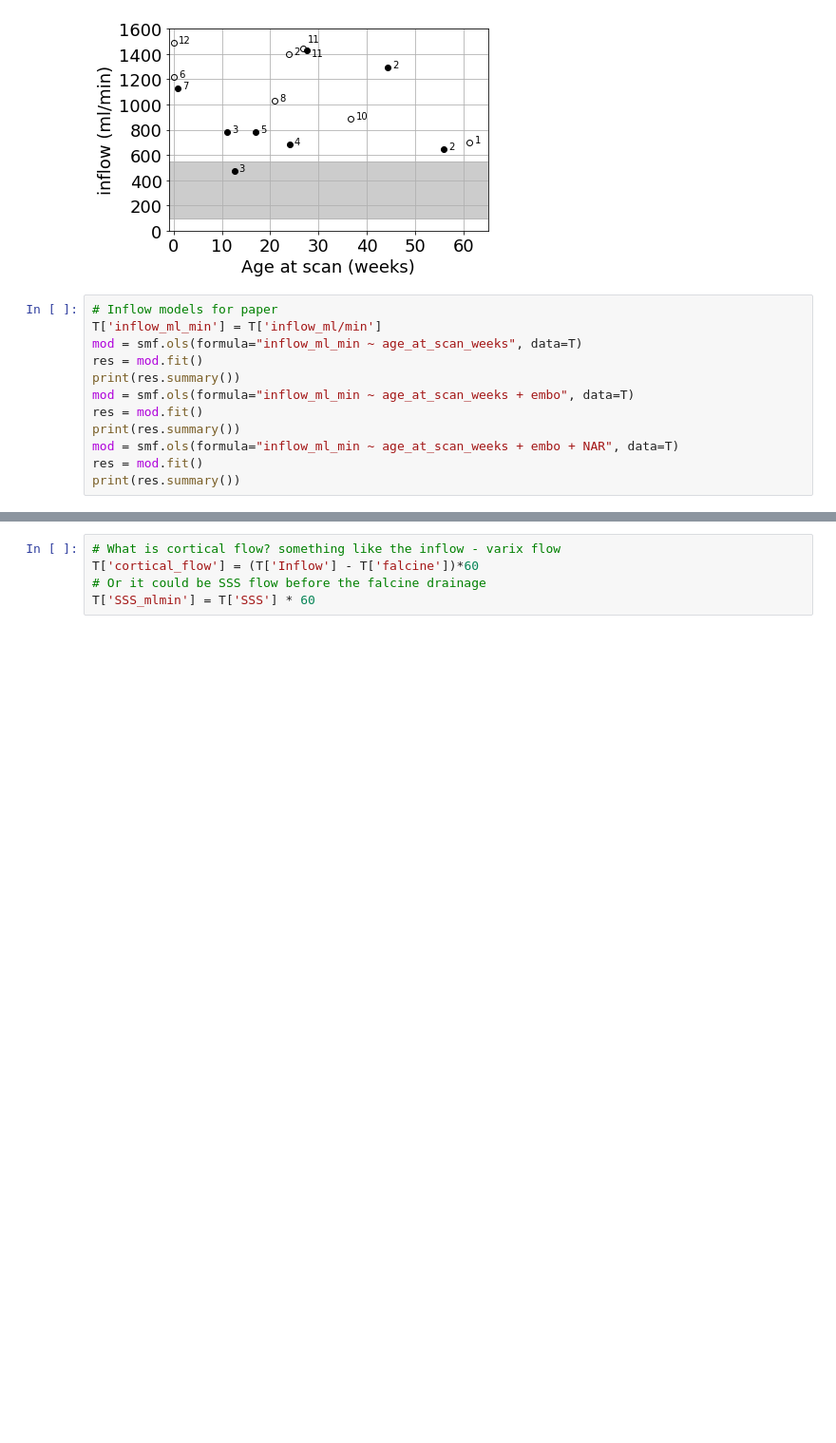
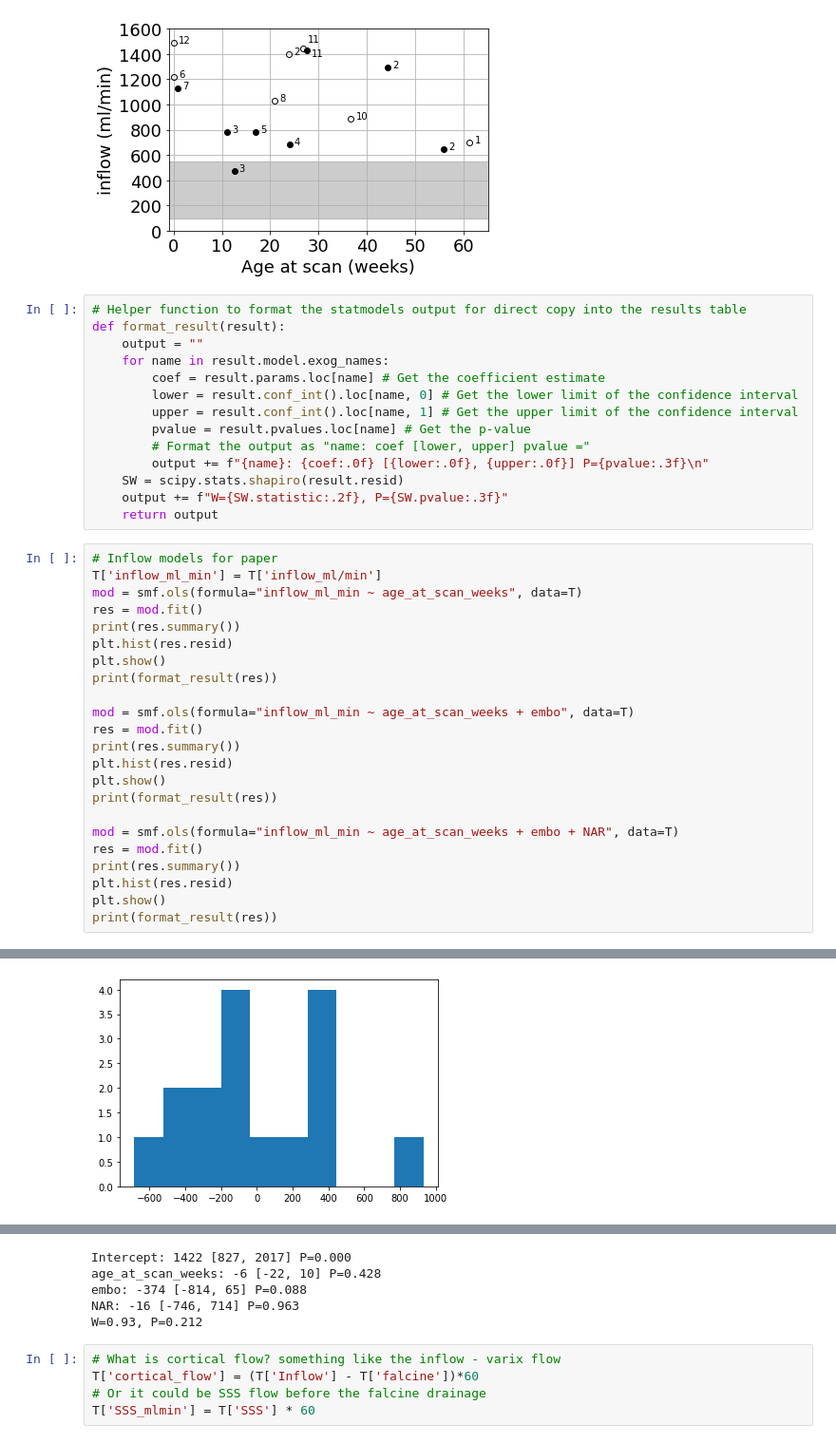
Before and after one commit to dittothat/vogm_4dflow, a Jupyter notebook: VOGM_manuscript_analysis.ipynb, the cells around one changed output, grey strips where cells are left out. Shown: that part at 95% size. Saved outputs shown, nothing was run; the diff lists cells and outputs as text; blank space fills up the shorter version.

```diff
--- a/VOGM_manuscript_analysis.ipynb
+++ b/VOGM_manuscript_analysis.ipynb
@@ -76,18 +77,43 @@ plt.tight_layout()
 # fig.savefig('fig3a.png')
 # %% [output]
 [figure]
+# %%
+# Helper function to format the statmodels output for direct copy into the results table
+def format_result(result):
+    output = ""
+    for name in result.model.exog_names:
+        coef = result.params.loc[name] # Get the coefficient estimate
+        lower = result.conf_int().loc[name, 0] # Get the lower limit of the confidence interval
+        upper = result.conf_int().loc[name, 1] # Get the upper limit of the confidence interval
+        pvalue = result.pvalues.loc[name] # Get the p-value
+        # Format the output as "name: coef [lower, upper] pvalue ="
+        output += f"{name}: {coef:.0f} [{lower:.0f}, {upper:.0f}] P={pvalue:.3f}\n"
+    SW = scipy.stats.shapiro(result.resid)
+    output += f"W={SW.statistic:.2f}, P={SW.pvalue:.3f}"
+    return output
 # %%
 # Inflow models for paper
 T['inflow_ml_min'] = T['inflow_ml/min']
 mod = smf.ols(formula="inflow_ml_min ~ age_at_scan_weeks", data=T)
 res = mod.fit()
 print(res.summary())
+plt.hist(res.resid)
+plt.show()
+print(format_result(res))
+
 mod = smf.ols(formula="inflow_ml_min ~ age_at_scan_weeks + embo", data=T)
 res = mod.fit()
 print(res.summary())
+plt.hist(res.resid)
+plt.show()
+print(format_result(res))
+
 mod = smf.ols(formula="inflow_ml_min ~ age_at_scan_weeks + embo + NAR", data=T)
 res = mod.fit()
 print(res.summary())
+plt.hist(res.resid)
+plt.show()
+print(format_result(res))
 # %% [output]
                             OLS Regression Results
 ==============================================================================
@@ -105,4 +131,5 @@ Covariance Type:            nonrobust
 ==============================================================================
 
 Notes:
 [1] Standard Errors assume that the covariance matrix of the errors is correctly specified.
+[figure, added]
@@ -109,3 +172,8 @@ Notes:
+Intercept: 1422 [827, 2017] P=0.000
+age_at_scan_weeks: -6 [-22, 10] P=0.428
+embo: -374 [-814, 65] P=0.088
+NAR: -16 [-746, 714] P=0.963
+W=0.93, P=0.212
 # %%
 # What is cortical flow? something like the inflow - varix flow
 T['cortical_flow'] = (T['Inflow'] - T['falcine'])*60
```
Also changed, not shown: parts of 12 cells of this notebook.
